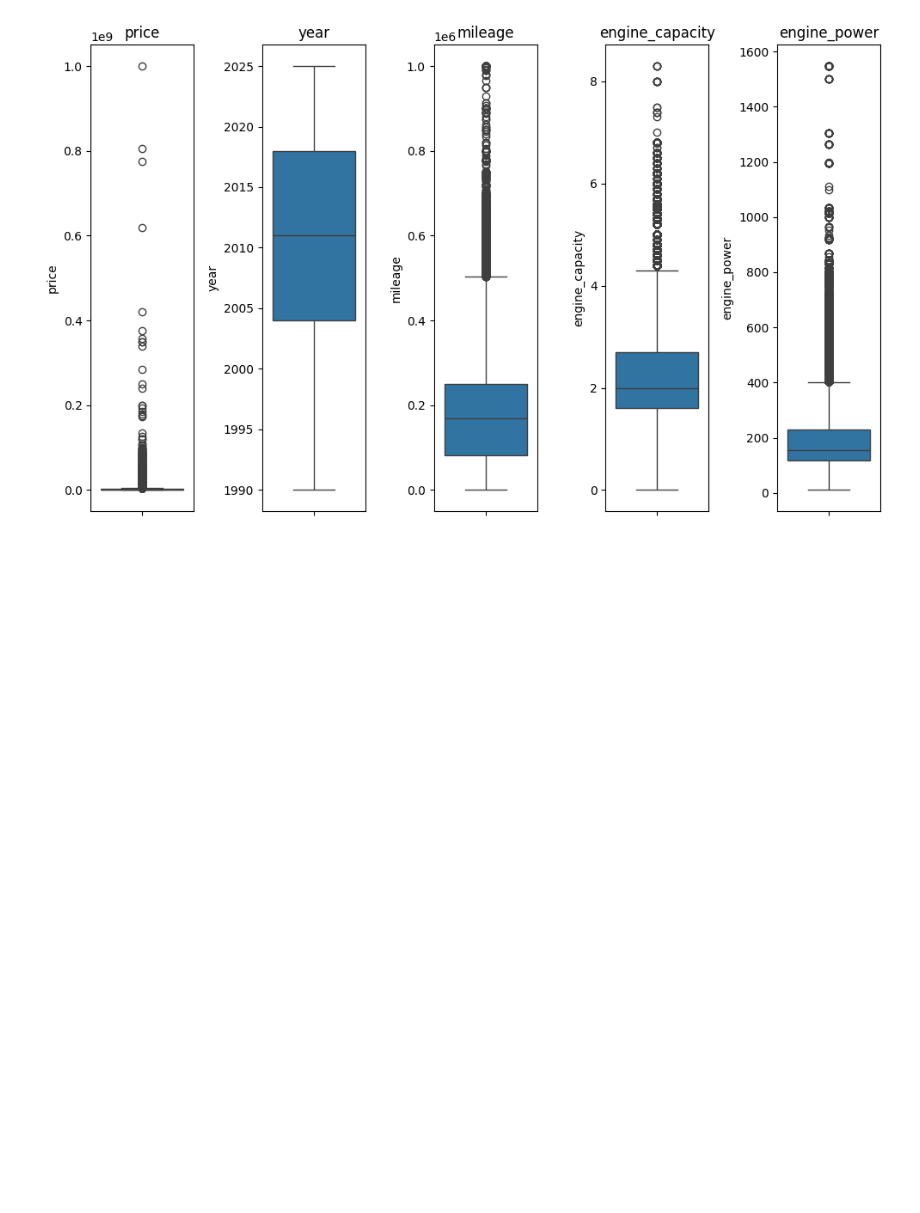
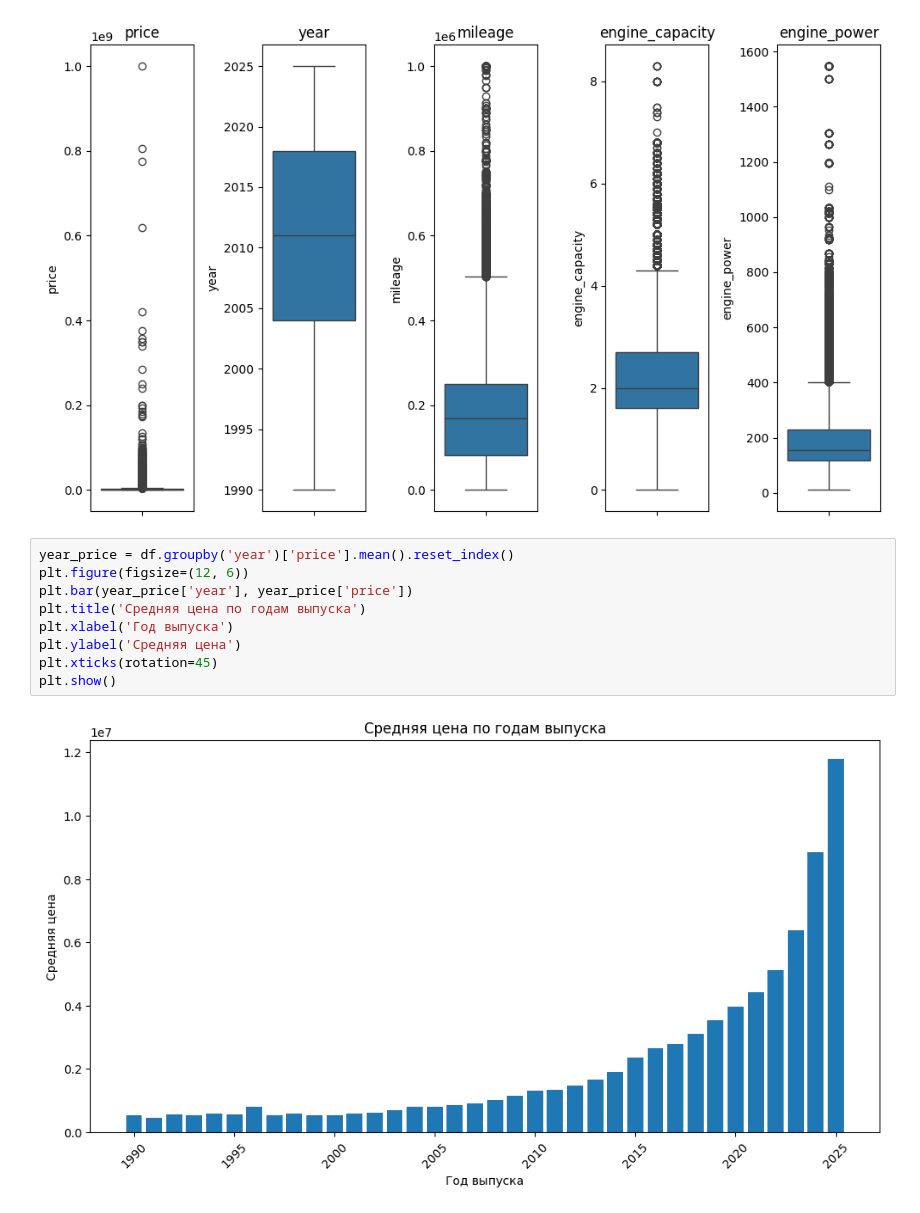
Before and after one commit to sk27110/AutoPriceForecast, a Jupyter notebook: EDA.ipynb, the cells around one changed output. Cells and saved outputs as stored; diff of their text form; blank space fills up the shorter version.

```diff
--- a/EDA.ipynb
+++ b/EDA.ipynb
@@ -301,3 +298,14 @@ plt.tight_layout()
 plt.show()
 # %% [output]
 [figure]
+# %%
+year_price = df.groupby('year')['price'].mean().reset_index()
+plt.figure(figsize=(12, 6))
+plt.bar(year_price['year'], year_price['price'])
+plt.title('Средняя цена по годам выпуска')
+plt.xlabel('Год выпуска')
+plt.ylabel('Средняя цена')
+plt.xticks(rotation=45)
+plt.show()
+# %% [output]
+[figure, added]
```
Also changed, not shown: parts of 14 cells of this notebook.
